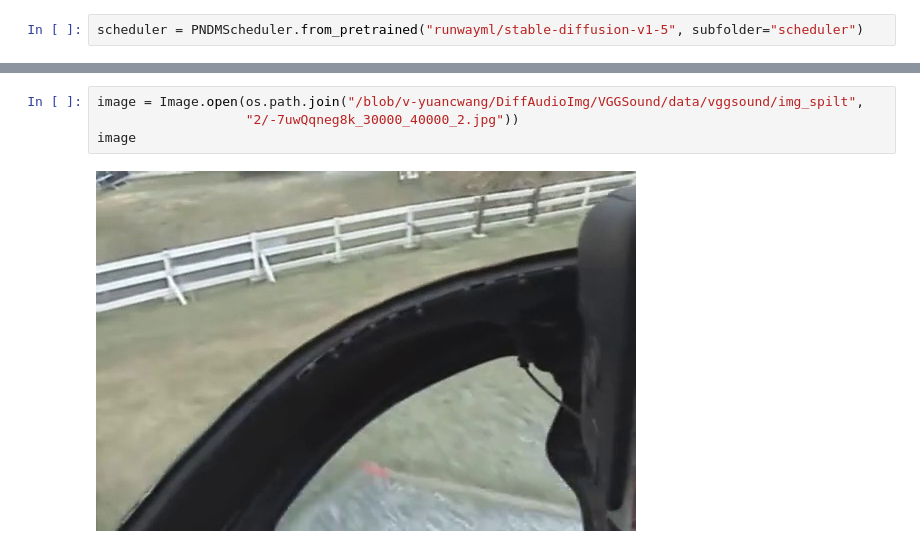
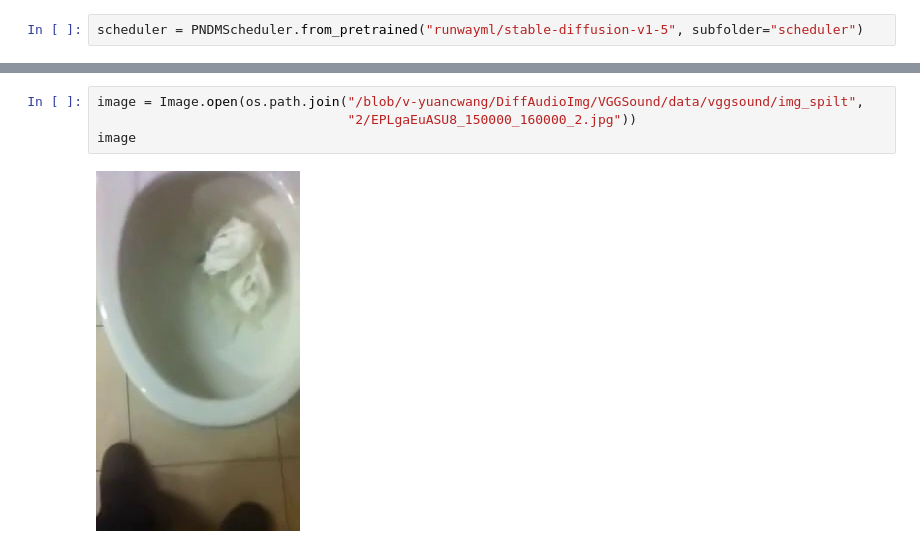
Before and after one commit to HeCheng0625/DiffAudioImg, a Jupyter notebook: test_inference.ipynb, the cells around one changed output, grey strips where cells are left out. Cells and saved outputs as stored; diff of their text form.

```diff
--- a/test_inference.ipynb
+++ b/test_inference.ipynb
@@ -193,6 +197,6 @@ inference_mel_to_img(vae, text_encoder, tokenizer,
 # %%
 image = Image.open(os.path.join("/blob/v-yuancwang/DiffAudioImg/VGGSound/data/vggsound/img_spilt",
-                   "2/-7uwQqneg8k_30000_40000_2.jpg"))
+                                "2/EPLgaEuASU8_150000_160000_2.jpg"))
 image
 # %% [output]
-[figure, old version]
+[figure, new version]
```
Also changed, not shown: parts of 2 cells of this notebook, 5 other files.
